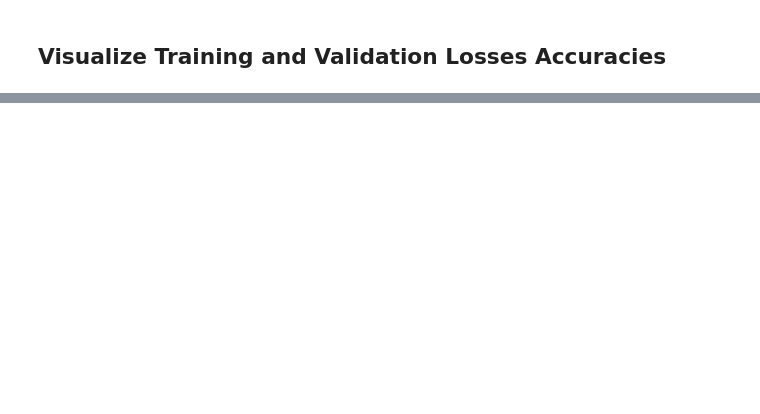
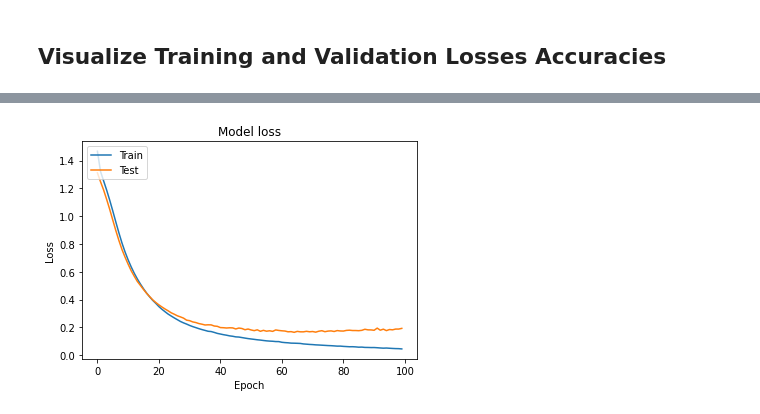
Before and after one commit to aqillakhamis/Deep-Learning-Practice, a Jupyter notebook: Neural_Network.ipynb, the cells around one changed output, grey strips where cells are left out. Cells and saved outputs as stored; diff of their text form; code cells hidden in the pictures; blank space fills up the shorter version.

```diff
--- a/Neural_Network.ipynb
+++ b/Neural_Network.ipynb
@@ -126,7 +126,10 @@ plt.show()
 # %%
-plt.plot(history.history['loss']) plt.plot(history.history['val_loss'])
+plt.plot(history.history['loss'])
+plt.plot(history.history['val_loss'])
 plt.title('Model loss')
 plt.ylabel('Loss')
 plt.xlabel('Epoch')
 plt.legend(['Train', 'Test'], loc='upper left')
 plt.show()
+# %% [output]
+[figure, added]
```
Also changed, not shown: parts of 4 cells of this notebook.
